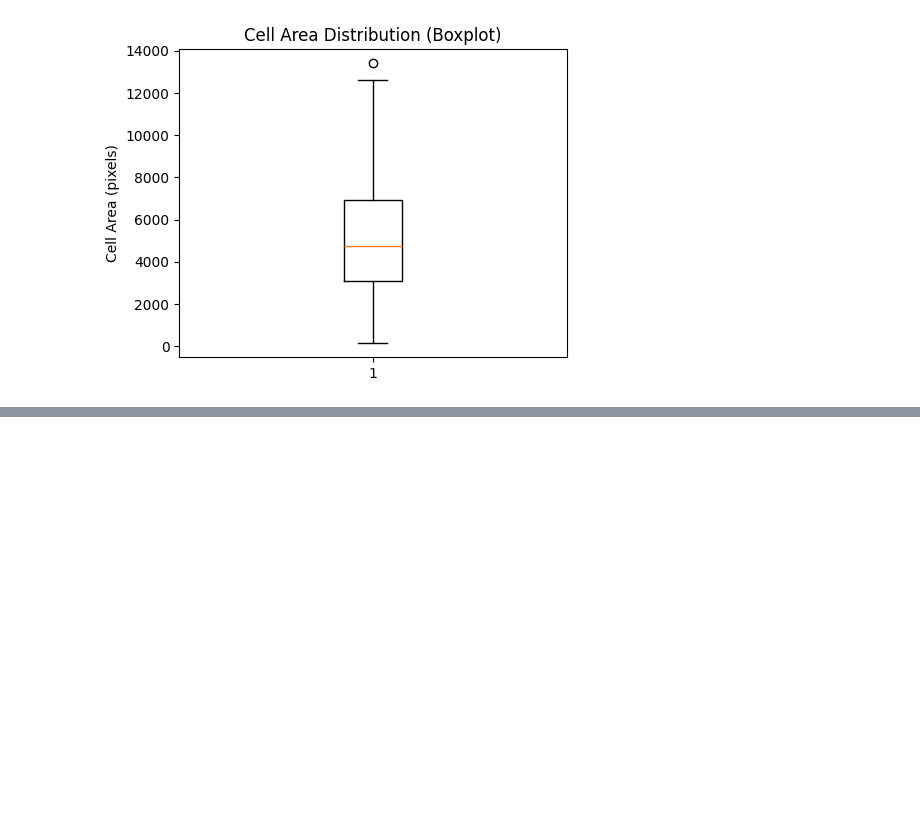
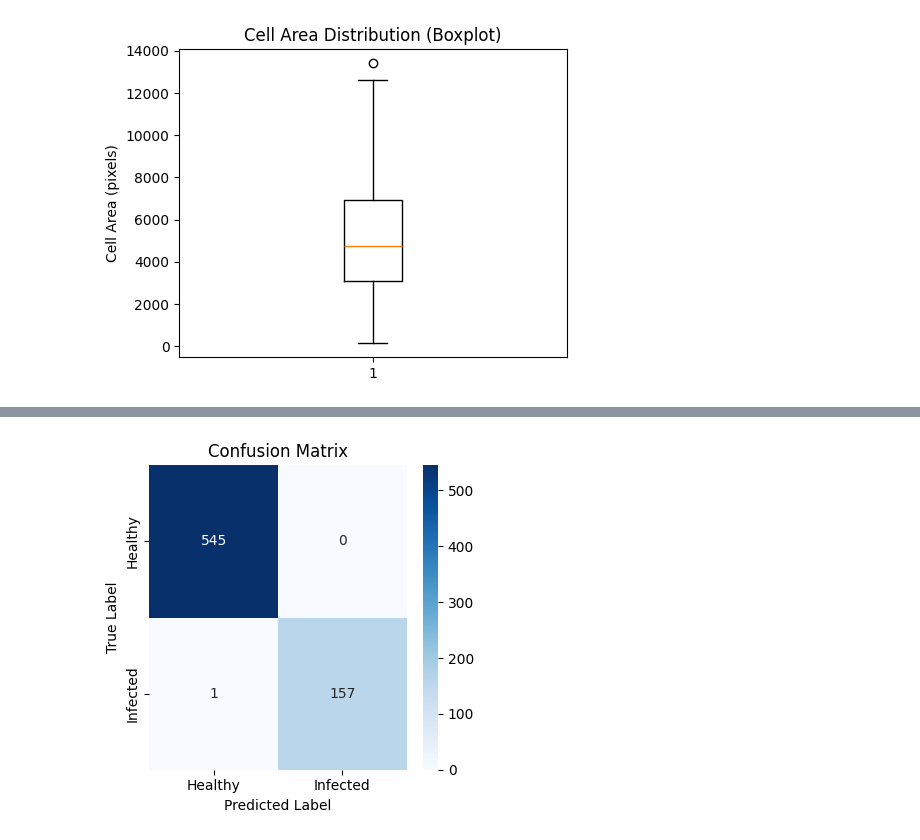
Before and after one commit to tithishah21/malaria-image-segmentation, a Jupyter notebook: Microscopic_Counting_and_Classification.ipynb, the cells around one changed output, grey strips where cells are left out. Cells and saved outputs as stored; diff of their text form; code cells hidden in the pictures; blank space fills up the shorter version.

```diff
--- a/Microscopic_Counting_and_Classification.ipynb
+++ b/Microscopic_Counting_and_Classification.ipynb
@@ -537,0 +832,15 @@ plt.show()
+# %%
+# ============================================================
+# STEP 17: MODEL EVALUATION
+# ============================================================
+# We evaluate using:
+# - Accuracy
+# - Precision / Recall
+# - Confusion Matrix
+# ============================================================
+
+from sklearn.metrics import classification_report, confusion_matrix
+
+y_pred = rf_model.predict(X_test)
+
+print(classification_report(y_test, y_pred, target_names=["Healthy", "Infected"]))
@@ -537,0 +856,27 @@ plt.show()
+# %%
+# ============================================================
+# STEP 18: CONFUSION MATRIX VISUALIZATION
+# ============================================================
+# Styled for journal submission
+# ============================================================
+
+import seaborn as sns
+
+cm = confusion_matrix(y_test, y_pred)
+
+plt.figure(figsize=(4,4))
+sns.heatmap(
+    cm,
+    annot=True,
+    fmt="d",
+    cmap="Blues",
+    xticklabels=["Healthy", "Infected"],
+    yticklabels=["Healthy", "Infected"]
+)
+plt.xlabel("Predicted Label")
+plt.ylabel("True Label")
+plt.title("Confusion Matrix")
+plt.tight_layout()
+plt.show()
+# %% [output]
+[figure, added]
```
Also changed, not shown: parts of 9 cells of this notebook.
